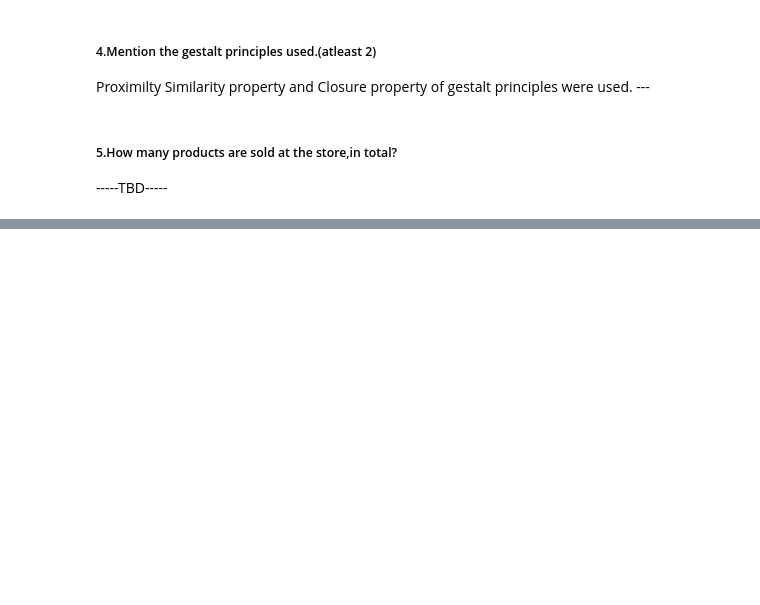
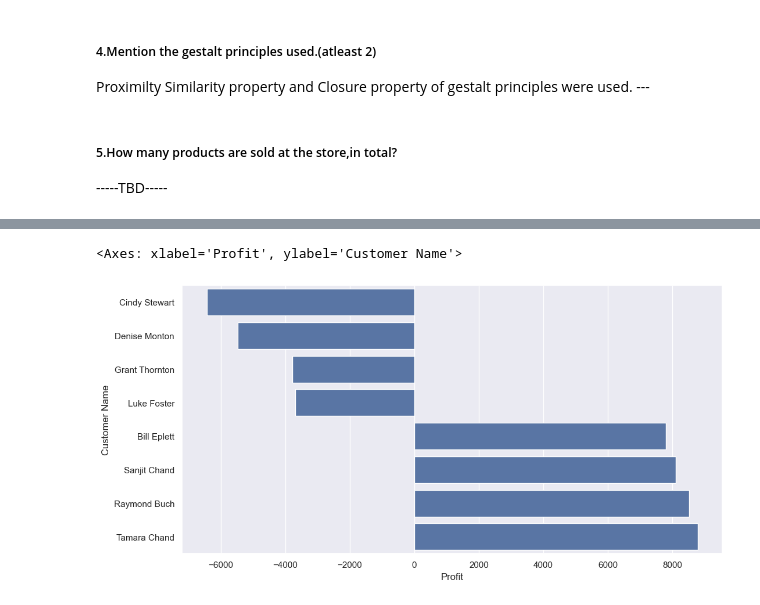
Before and after one commit to Aarathibala/BITSAssignment, a Jupyter notebook: DataVisualizations/g30_dvi_a2_ps5.ipynb, the cells around one changed output, grey strips where cells are left out. Cells and saved outputs as stored; diff of their text form; code cells hidden in the pictures; blank space fills up the shorter version.

```diff
--- a/DataVisualizations/g30_dvi_a2_ps5.ipynb
+++ b/DataVisualizations/g30_dvi_a2_ps5.ipynb
@@ -457,0 +563,6 @@ p.fig.set_figheight(50)
+# %%
+#Grouping the Customer ID and aggregate value of sales to profit ratio
+retail = initial_data.groupby(['Customer ID','Customer Name'], as_index=False).agg({'Profit': lambda x: x.sum(),'Sales': lambda x: x.sum()})
+retail['Profit Ratio'] = retail['Profit']/retail['Sales']
+retail = retail.sort_values('Profit')
+retail.reset_index()
@@ -457,0 +583,4 @@ p.fig.set_figheight(50)
+# %%
+#Concatenation of top 4 and bottom 4 value
+bottomAndTop4 = pd.concat([retail.head(4), retail.tail(4)], axis=0)
+print (bottomAndTop4)
@@ -457,0 +597,8 @@ p.fig.set_figheight(50)
+# %%
+#Plotting the chart based on Customer name
+plt.figure(figsize=(12, 6))
+sns.set(font_scale = 1)
+sns.barplot(x = 'Profit', y = 'Customer Name', data = bottomAndTop4)
+# %% [output]
+<Axes: xlabel='Profit', ylabel='Customer Name'>
+[figure, added]
```
Also changed, not shown: parts of 30 cells of this notebook.
